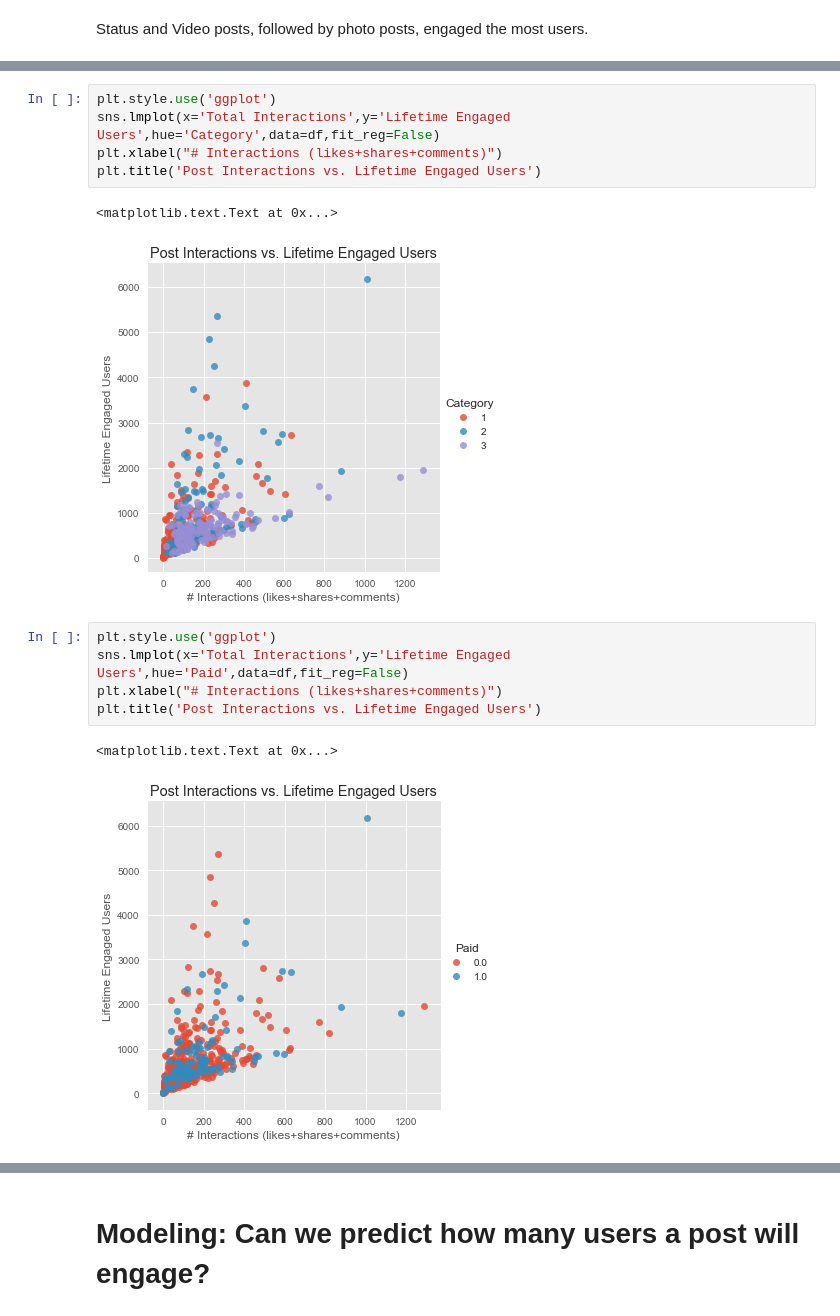
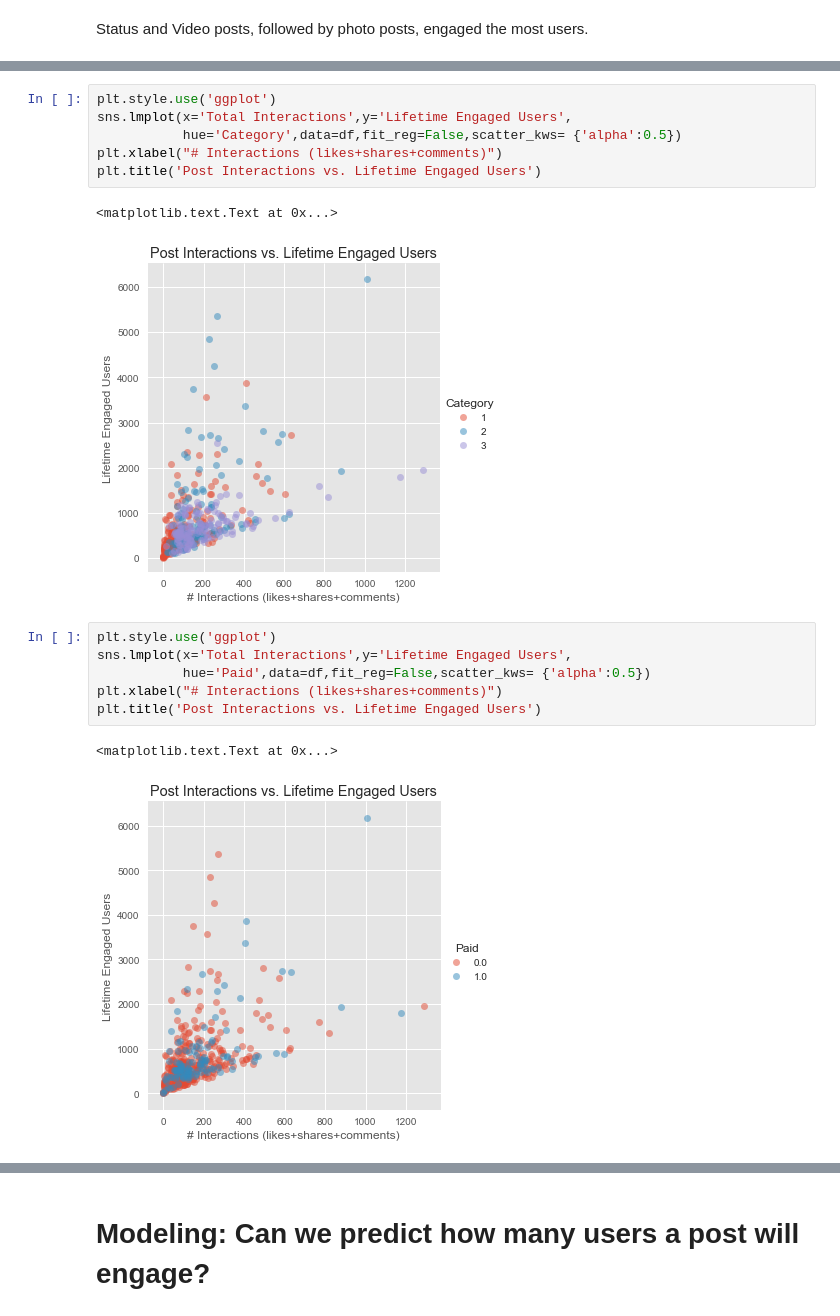
Before and after one commit to jacobod/Facebook-Metrics-Prediction, a Jupyter notebook: Predicting Lifetime Facebook Post Engaged Users.ipynb, the cells around one changed output, grey strips where cells are left out. Saved outputs shown, nothing was run; the diff lists cells and outputs as text.

```diff
--- a/Predicting Lifetime Facebook Post Engaged Users.ipynb
+++ b/Predicting Lifetime Facebook Post Engaged Users.ipynb
@@ -228,18 +230,20 @@ plt.title('Post Interactions vs. Lifetime Engaged Users')
 # %%
 plt.style.use('ggplot')
-sns.lmplot(x='Total Interactions',y='Lifetime Engaged Users',hue='Category',data=df,fit_reg=False)
+sns.lmplot(x='Total Interactions',y='Lifetime Engaged Users',
+           hue='Category',data=df,fit_reg=False,scatter_kws= {'alpha':0.5})
 plt.xlabel("# Interactions (likes+shares+comments)")
 plt.title('Post Interactions vs. Lifetime Engaged Users')
 # %% [output]
 <matplotlib.text.Text at 0x...>
-[figure, old version]
+[figure, new version]
 # %%
 plt.style.use('ggplot')
-sns.lmplot(x='Total Interactions',y='Lifetime Engaged Users',hue='Paid',data=df,fit_reg=False)
+sns.lmplot(x='Total Interactions',y='Lifetime Engaged Users',
+           hue='Paid',data=df,fit_reg=False,scatter_kws= {'alpha':0.5})
 plt.xlabel("# Interactions (likes+shares+comments)")
 plt.title('Post Interactions vs. Lifetime Engaged Users')
 # %% [output]
 <matplotlib.text.Text at 0x...>
-[figure, old version]
+[figure, new version]
 # %%
 plt.style.use('ggplot')
```
Also changed, not shown: parts of 29 cells of this notebook, 1 other file.
